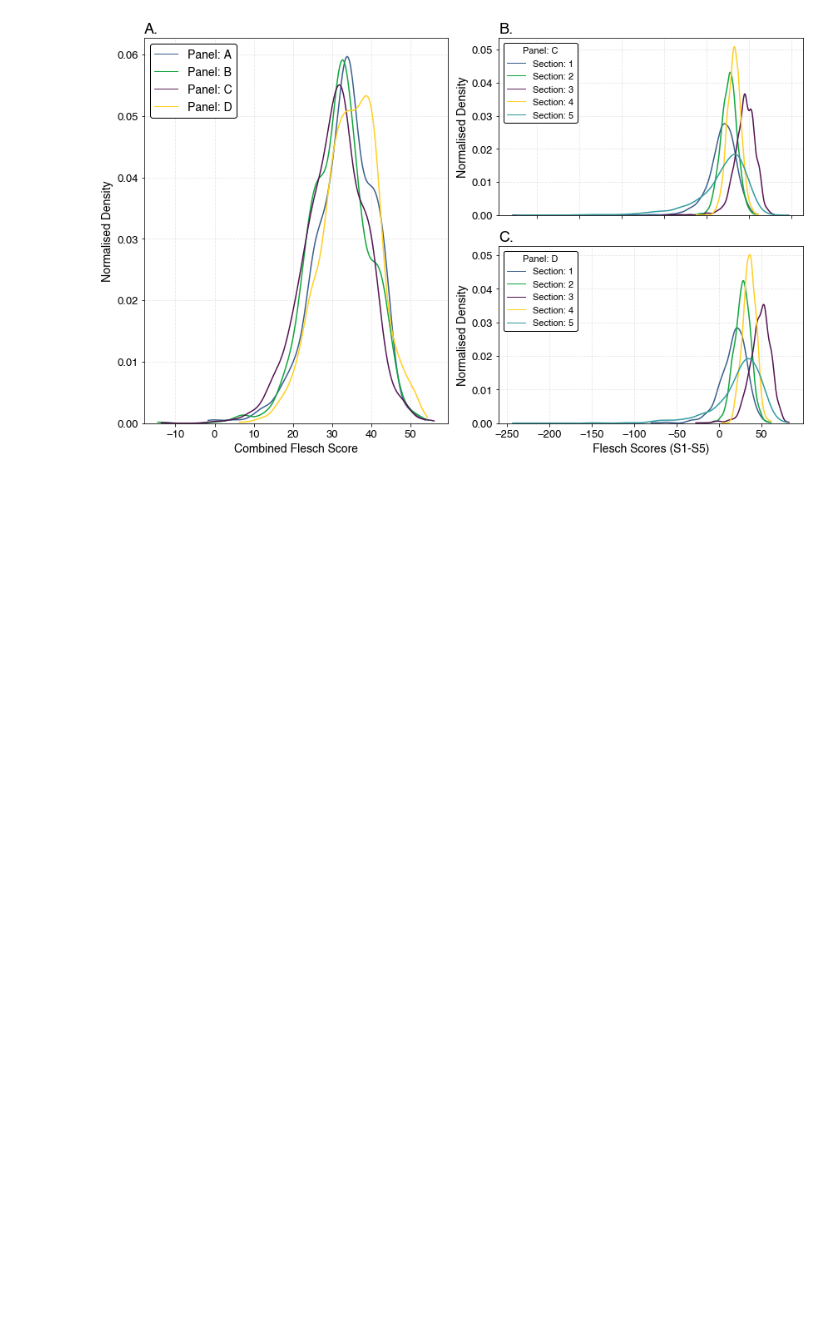
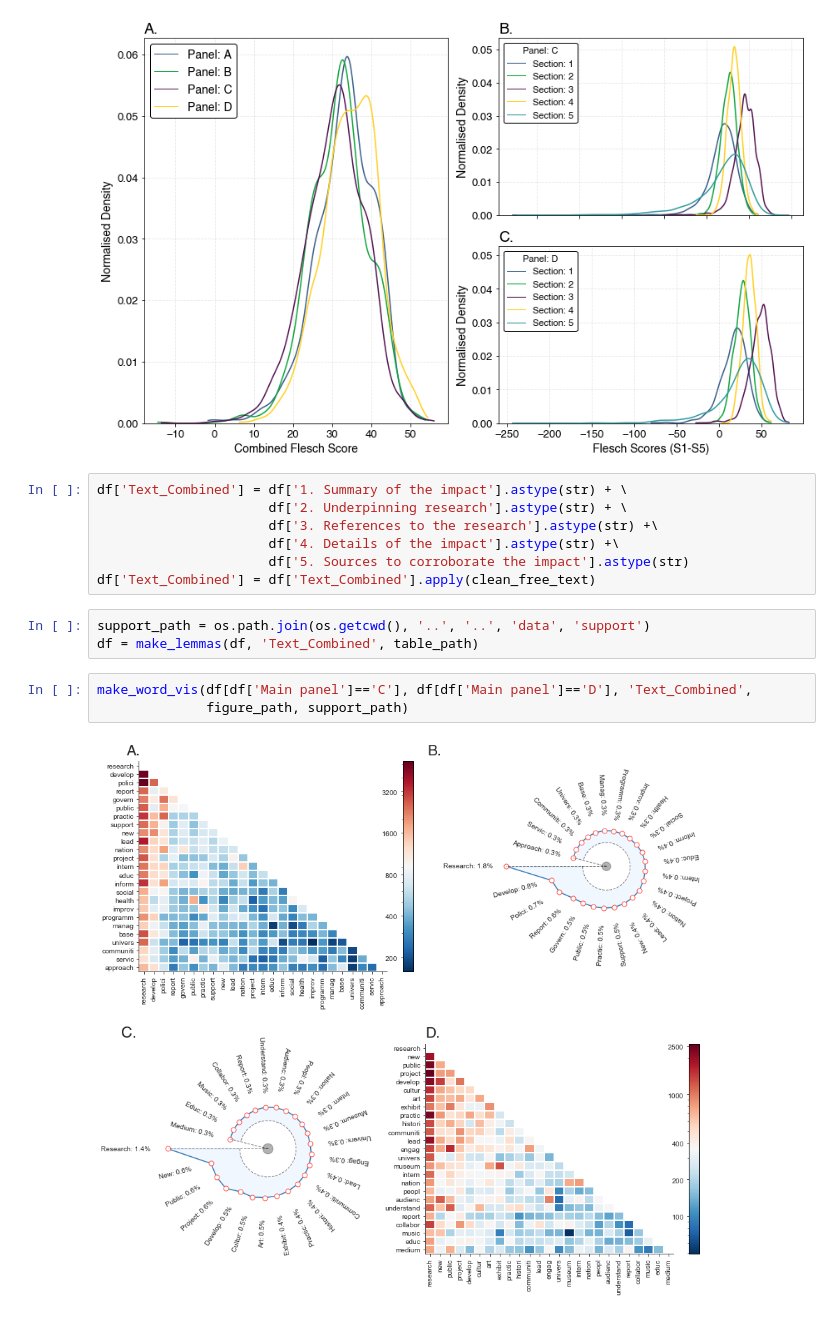
Before and after one commit to OxfordDemSci/ICS_Analysis, a Jupyter notebook: src/analysis/Analysis_Notebook.ipynb, the cells around one changed output. Drawn from its saved outputs; the diff is of its cells as text; blank space fills up the shorter version.

```diff
--- a/src/analysis/Analysis_Notebook.ipynb
+++ b/src/analysis/Analysis_Notebook.ipynb
@@ -87,3 +91,18 @@ make_hist_by_panel(dfe, figure_path, 'sentiment_by_panel', 'sentiment', True)
 make_hist_by_panel(dfe, figure_path, 'flesch_by_panel', 'flesch', False)
 # %% [output]
 [figure]
+# %%
+df['Text_Combined'] = df['1. Summary of the impact'].astype(str) + \
+                      df['2. Underpinning research'].astype(str) + \
+                      df['3. References to the research'].astype(str) +\
+                      df['4. Details of the impact'].astype(str) +\
+                      df['5. Sources to corroborate the impact'].astype(str)
+df['Text_Combined'] = df['Text_Combined'].apply(clean_free_text)
+# %%
+support_path = os.path.join(os.getcwd(), '..', '..', 'data', 'support')
+df = make_lemmas(df, 'Text_Combined', table_path)
+# %%
+make_word_vis(df[df['Main panel']=='C'], df[df['Main panel']=='D'], 'Text_Combined',
+              figure_path, support_path)
+# %% [output]
+[figure, added]
```
Also changed, not shown: parts of 1 cell of this notebook, 6 other files.
